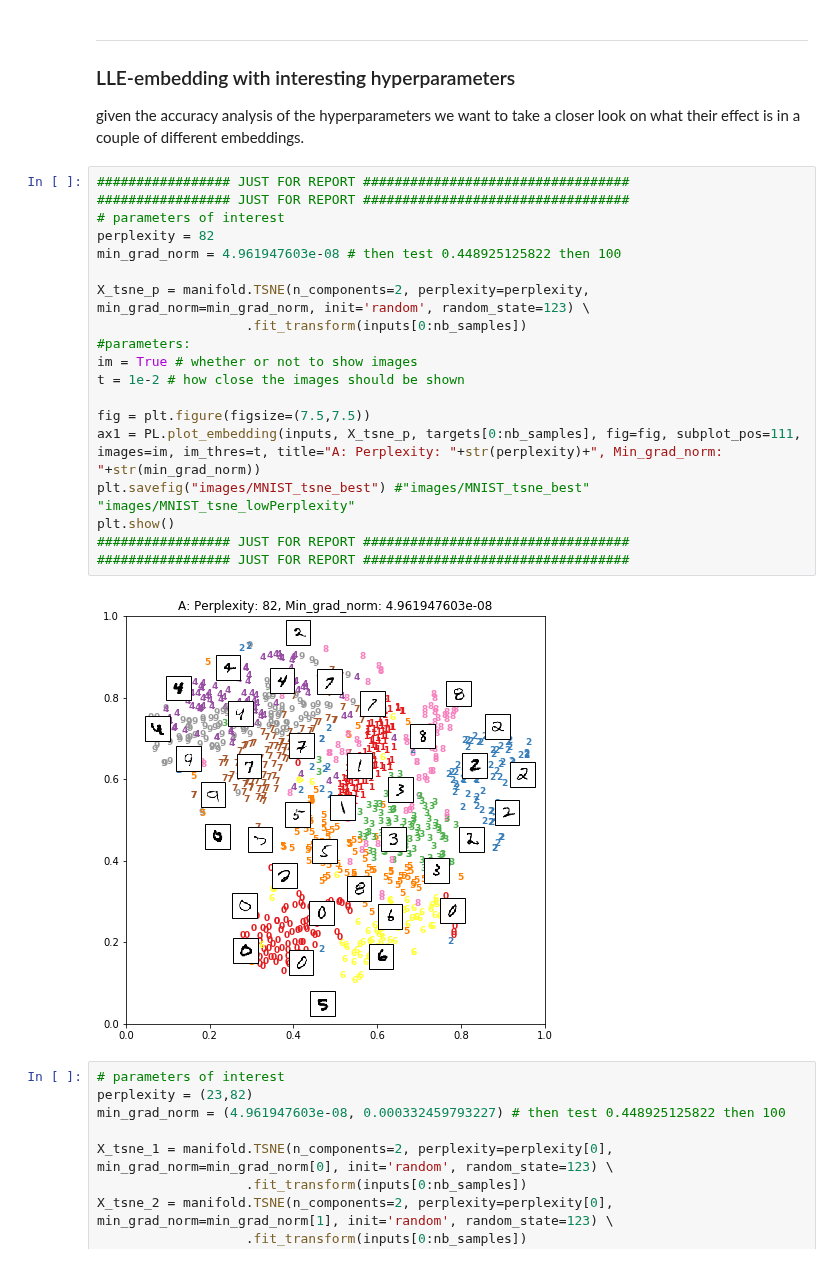
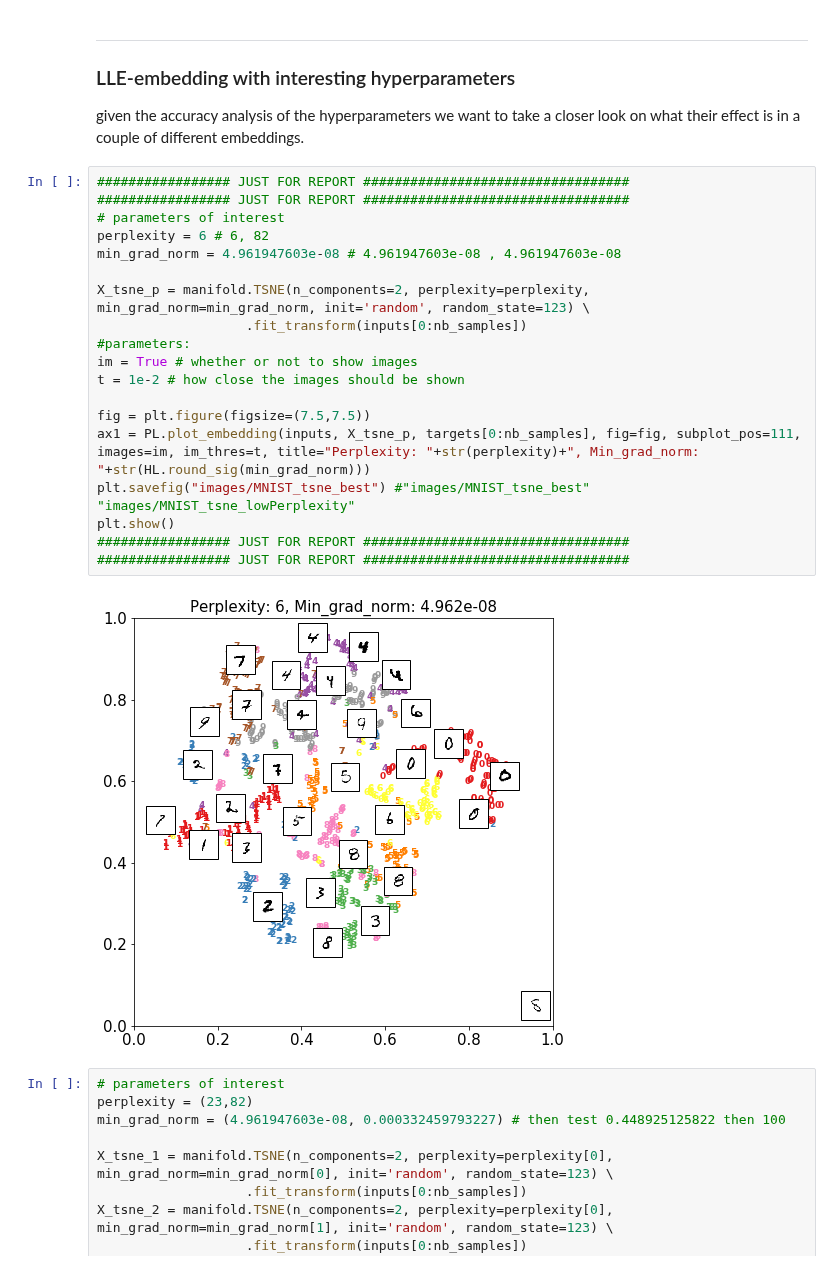
Before and after one commit to hbjornoy/t-SNE-vs-LLE, a Jupyter notebook: Section IV - MNIST.ipynb, the cells around one changed output. Drawn from its saved outputs; the diff is of its cells as text.

```diff
--- a/Section IV - MNIST.ipynb
+++ b/Section IV - MNIST.ipynb
@@ -219,24 +218,24 @@ given the accuracy analysis of the hyperparameters we want to take a closer look
 # %%
 ################# JUST FOR REPORT ##################################
 ################# JUST FOR REPORT ##################################
 # parameters of interest
-perplexity = 82
-min_grad_norm = 4.961947603e-08 # then test 0.448925125822 then 100
+perplexity = 6 # 6, 82
+min_grad_norm = 4.961947603e-08 # 4.961947603e-08 , 4.961947603e-08
 
 X_tsne_p = manifold.TSNE(n_components=2, perplexity=perplexity, min_grad_norm=min_grad_norm, init='random', random_state=123) \
                    .fit_transform(inputs[0:nb_samples])
 #parameters:
 im = True # whether or not to show images
 t = 1e-2 # how close the images should be shown
 
 fig = plt.figure(figsize=(7.5,7.5))
-ax1 = PL.plot_embedding(inputs, X_tsne_p, targets[0:nb_samples], fig=fig, subplot_pos=111, images=im, im_thres=t, title="A: Perplexity: "+str(perplexity)+", Min_grad_norm: "+str(min_grad_norm))
+ax1 = PL.plot_embedding(inputs, X_tsne_p, targets[0:nb_samples], fig=fig, subplot_pos=111, images=im, im_thres=t, title="Perplexity: "+str(perplexity)+", Min_grad_norm: "+str(HL.round_sig(min_grad_norm)))
 plt.savefig("images/MNIST_tsne_best") #"images/MNIST_tsne_best" "images/MNIST_tsne_lowPerplexity"
 plt.show()
 ################# JUST FOR REPORT ##################################
 ################# JUST FOR REPORT ##################################
 # %% [output]
-[figure, old version]
+[figure, new version]
 # %%
 # parameters of interest
 perplexity = (23,82)
```
Also changed, not shown: parts of 11 cells of this notebook, 13 other files.
